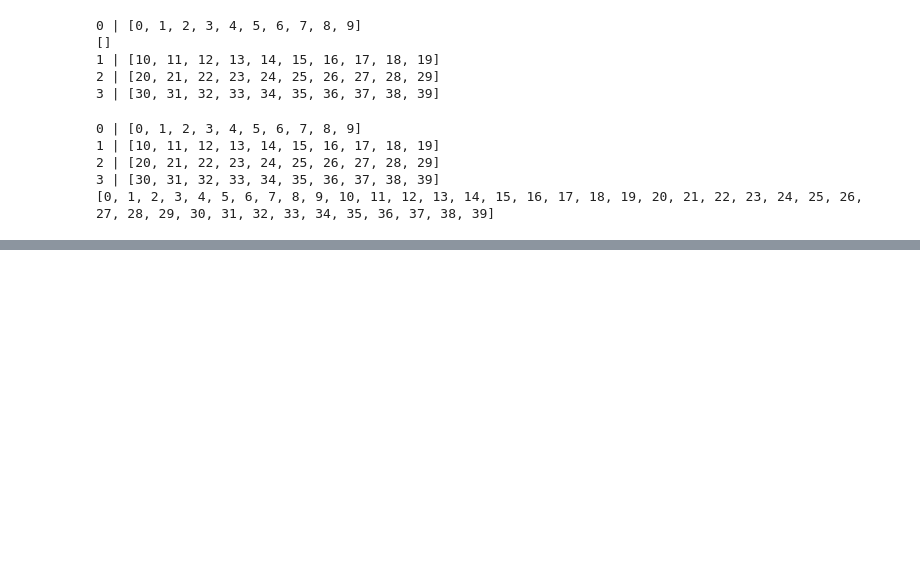
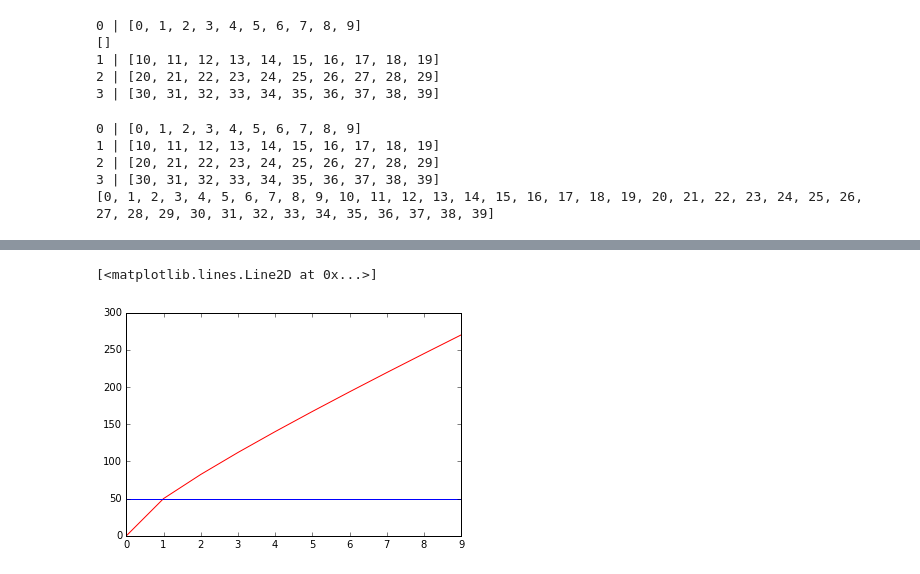
Before and after one commit to vfdev-5/Santas-Uncertain-Bags, a Jupyter notebook: notebooks/tests.ipynb, the cells around one changed output, grey strips where cells are left out. Cells and saved outputs as stored; diff of their text form; code cells hidden in the pictures; blank space fills up the shorter version.

```diff
--- a/notebooks/tests.ipynb
+++ b/notebooks/tests.ipynb
@@ -74,0 +105,12 @@ print result
+# %%
+mu = 20
+sigma = 10
+n = np.arange(0,10)
+A = 50
+y = mu*n + 3*sigma*np.sqrt(n)
+plt.figure()
+plt.plot(n, y, '-r')
+plt.plot(n, A*np.ones_like(y), '-b')
+# %% [output]
+[<matplotlib.lines.Line2D at 0x...>]
+[figure, added]
```
Also changed, not shown: parts of 10 cells of this notebook, 6 other files.
